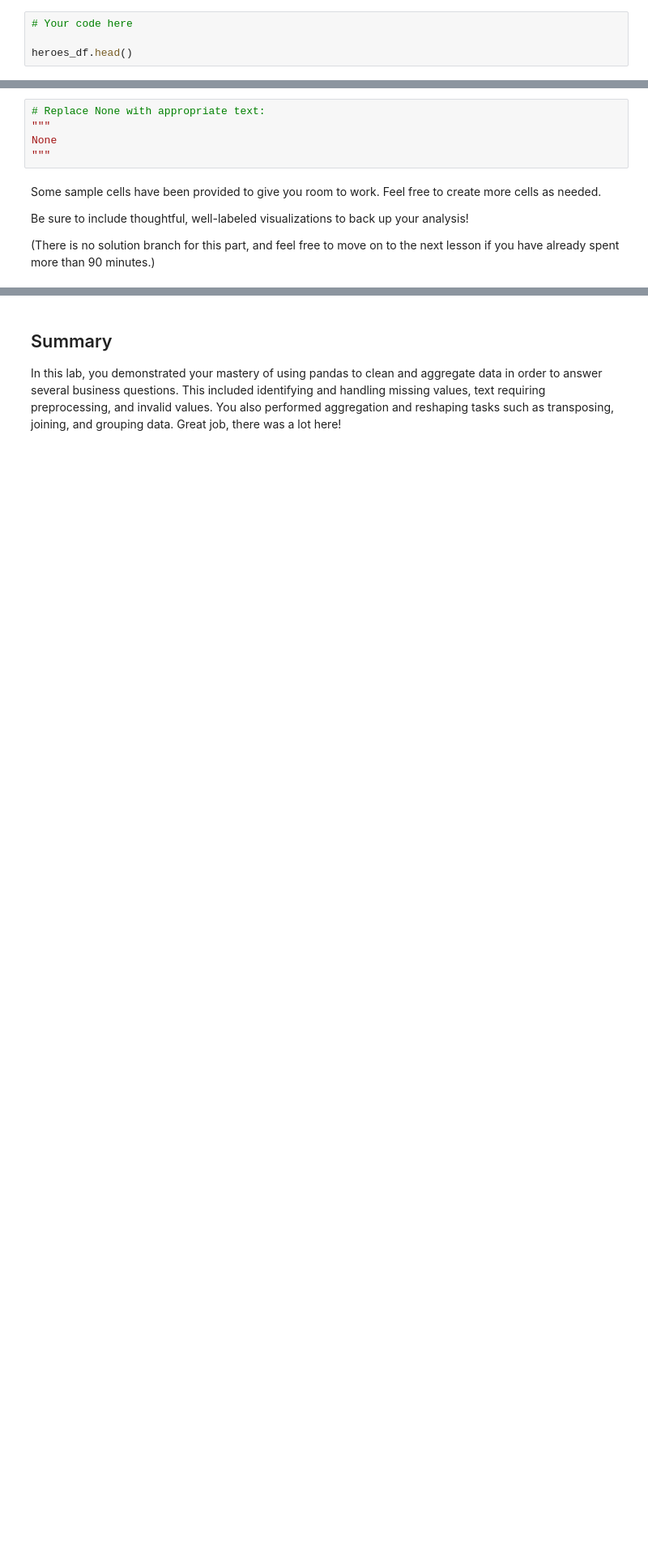
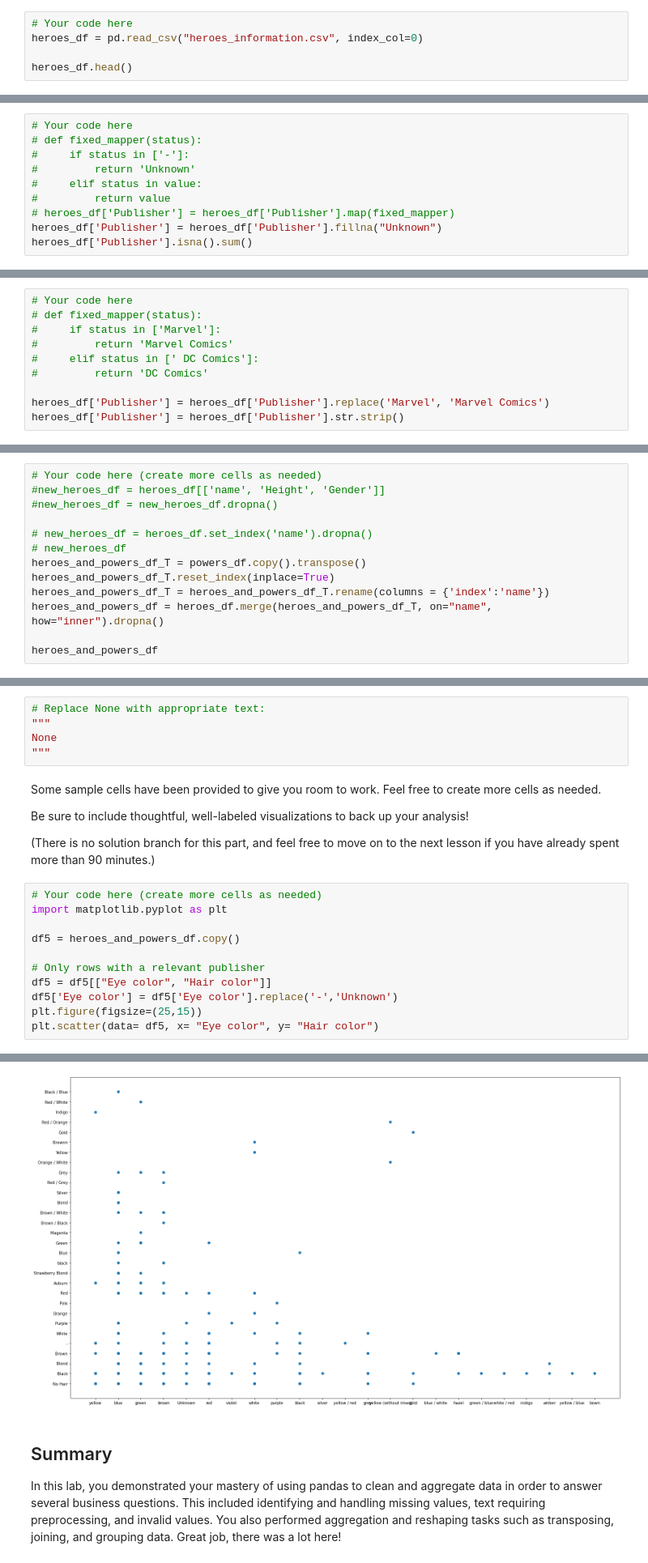
Before and after one commit to learn-co-curriculum/dsc-pandas-data-cleaning-lab, a Jupyter notebook: index.ipynb, the cells around one changed output, grey strips where cells are left out. Shown: that part at 81% size. Drawn from its saved outputs; the diff is of its cells as text; blank space fills up the shorter version.

```diff
--- a/index.ipynb
+++ b/index.ipynb
@@ -106,5 +113,6 @@ There are two ways to do this:
 2. Drop the column `Unnamed: 0` with `axis=1`
 # %%
 # Your code here
+heroes_df = pd.read_csv("heroes_information.csv", index_col=0)
 
 heroes_df.head()
@@ -209,0 +279,10 @@ Now, implement your chosen strategy using code. (You can also check the solution
+# %%
+# Your code here
+# def fixed_mapper(status):
+#     if status in ['-']:
+#         return 'Unknown'
+#     elif status in value:
+#         return value
+# heroes_df['Publisher'] = heroes_df['Publisher'].map(fixed_mapper)
+heroes_df['Publisher'] = heroes_df['Publisher'].fillna("Unknown")
+heroes_df['Publisher'].isna().sum()
@@ -237,3 +357,13 @@ Now, write some code to handle these cases. If you're not sure where to start, l
+# %%
+# Your code here
+# def fixed_mapper(status):
+#     if status in ['Marvel']:
+#         return 'Marvel Comics'
+#     elif status in [' DC Comics']:
+#         return 'DC Comics'
+
+heroes_df['Publisher'] = heroes_df['Publisher'].replace('Marvel', 'Marvel Comics')
+heroes_df['Publisher'] = heroes_df['Publisher'].str.strip()
 # %% [markdown]
 Check your work below:
 # %%
@@ -297,0 +484,13 @@ In the cell below, create a new dataframe called `heroes_and_powers_df` that con
+# %%
+# Your code here (create more cells as needed)
+#new_heroes_df = heroes_df[['name', 'Height', 'Gender']]
+#new_heroes_df = new_heroes_df.dropna()
+
+# new_heroes_df = heroes_df.set_index('name').dropna()
+# new_heroes_df
+heroes_and_powers_df_T = powers_df.copy().transpose()
+heroes_and_powers_df_T.reset_index(inplace=True)
+heroes_and_powers_df_T = heroes_and_powers_df_T.rename(columns = {'index':'name'})
+heroes_and_powers_df = heroes_df.merge(heroes_and_powers_df_T, on="name", how="inner").dropna()
+
+heroes_and_powers_df
@@ -519,3 +828,15 @@ Some sample cells have been provided to give you room to work. Feel free to crea
 Be sure to include thoughtful, well-labeled visualizations to back up your analysis!
 
 (There is no solution branch for this part, and feel free to move on to the next lesson if you have already spent more than 90 minutes.)
+# %%
+# Your code here (create more cells as needed)
+import matplotlib.pyplot as plt
+
+df5 = heroes_and_powers_df.copy()
+
+# Only rows with a relevant publisher
+df5 = df5[["Eye color", "Hair color"]]
+df5['Eye color'] = df5['Eye color'].replace('-','Unknown')
+plt.figure(figsize=(25,15))
+plt.scatter(data= df5, x= "Eye color", y= "Hair color")
+# %% [output]
@@ -522,3 +844,4 @@ Be sure to include thoughtful, well-labeled visualizations to back up your analy
+[figure, added]
 # %% [markdown]
 ## Summary
 
```
Also changed, not shown: parts of 36 cells of this notebook.
